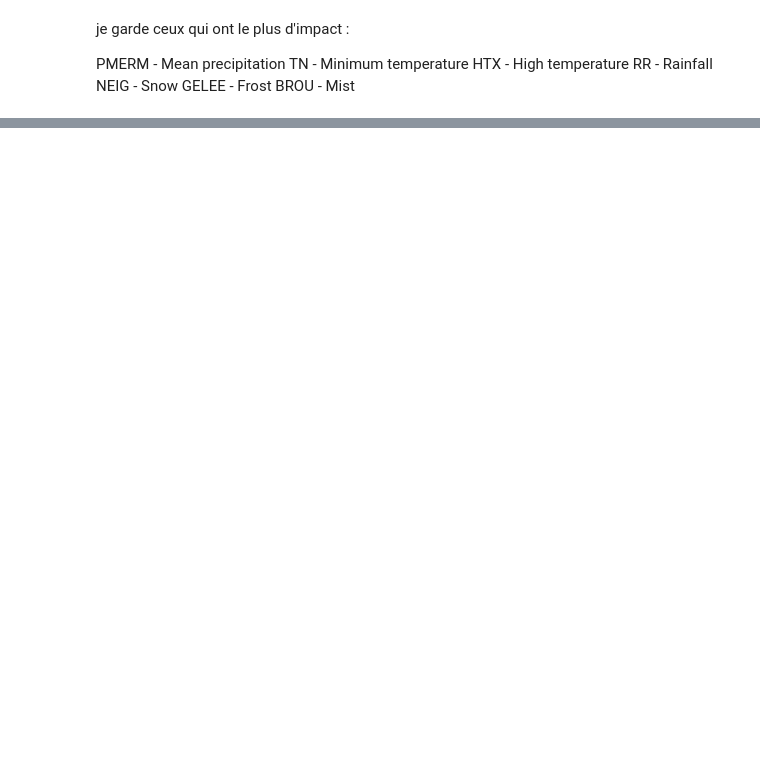
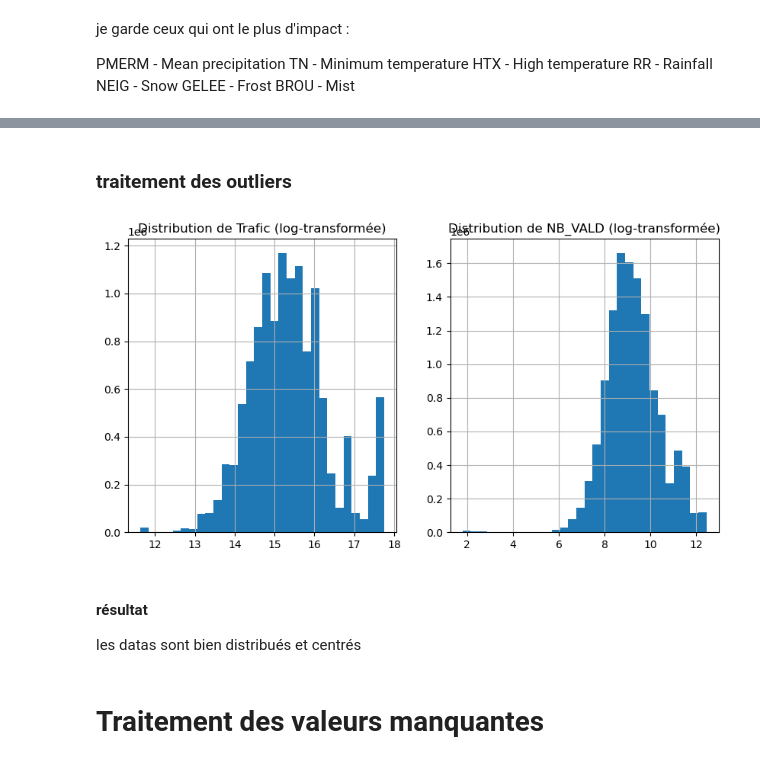
Before and after one commit to YannSko/Transport_App, a Jupyter notebook: ML_module/data_model/model_2.ipynb, the cells around one changed output, grey strips where cells are left out. Cells and saved outputs as stored; diff of their text form; code cells hidden in the pictures; blank space fills up the shorter version.

```diff
--- a/ML_module/data_model/model_2.ipynb
+++ b/ML_module/data_model/model_2.ipynb
@@ -833,0 +895,14 @@ MemoryError: Unable to allocate 267. MiB for an array with shape (91, 383997) an
+# %%
+
+# Supprimer la colonne LIBELLE_ARRET
+df.drop(columns=['LIBELLE_ARRET'], inplace=True)
+
+# Définir les proportions pour chaque type d'intempérie
+proportions = [0.55, 0.15, 0.15, 0.15]
+intemperies = ['normal', 'forte chaleur', 'neige', 'forte pluie']
+
+# Générer une nouvelle colonne 'intempérie' avec les proportions spécifiées
+df['intempérie'] = np.random.choice(intemperies, size=len(df), p=proportions)
+
+# Vérifier la distribution des valeurs dans la colonne 'intempérie'
+print(df['intempérie'].value_counts(normalize=True))
@@ -833,0 +923,9 @@ MemoryError: Unable to allocate 267. MiB for an array with shape (91, 383997) an
+# %%
+
+# Imputation des valeurs manquantes (avec la médiane pour les valeurs numériques)
+numeric_cols = df.select_dtypes(include=[np.number]).columns
+df[numeric_cols] = df[numeric_cols].fillna(df[numeric_cols].median())
+
+#  Remplissage des valeurs manquantes avec des valeurs spécifiques pour les colonnes catégorielles
+categorical_cols = df.select_dtypes(include=['object', 'category']).columns
+df[categorical_cols] = df[categorical_cols].fillna('Missing')
@@ -833,0 +1000,29 @@ MemoryError: Unable to allocate 267. MiB for an array with shape (91, 383997) an
+# %% [markdown]
+### traitement des outliers
+# %%
+import numpy as np
+import matplotlib.pyplot as plt
+
+# Log-transformation des variables 'Trafic' et 'NB_VALD'
+df['Trafic'] = np.log1p(df['Trafic'])
+df['NB_VALD'] = np.log1p(df['NB_VALD'])
+
+# Vérif la distribution après transformation
+plt.figure(figsize=(10, 5))
+plt.subplot(1, 2, 1)
+df['Trafic'].hist(bins=30)
+plt.title('Distribution de Trafic (log-transformée)')
+
+plt.subplot(1, 2, 2)
+df['NB_VALD'].hist(bins=30)
+plt.title('Distribution de NB_VALD (log-transformée)')
+
+plt.show()
+# %% [output]
+[figure, added]
+# %% [markdown]
+#### résultat
+
+les datas sont bien distribués et centrés
+# %% [markdown]
+# Traitement des valeurs manquantes
```
Also changed, not shown: parts of 25 cells of this notebook.
